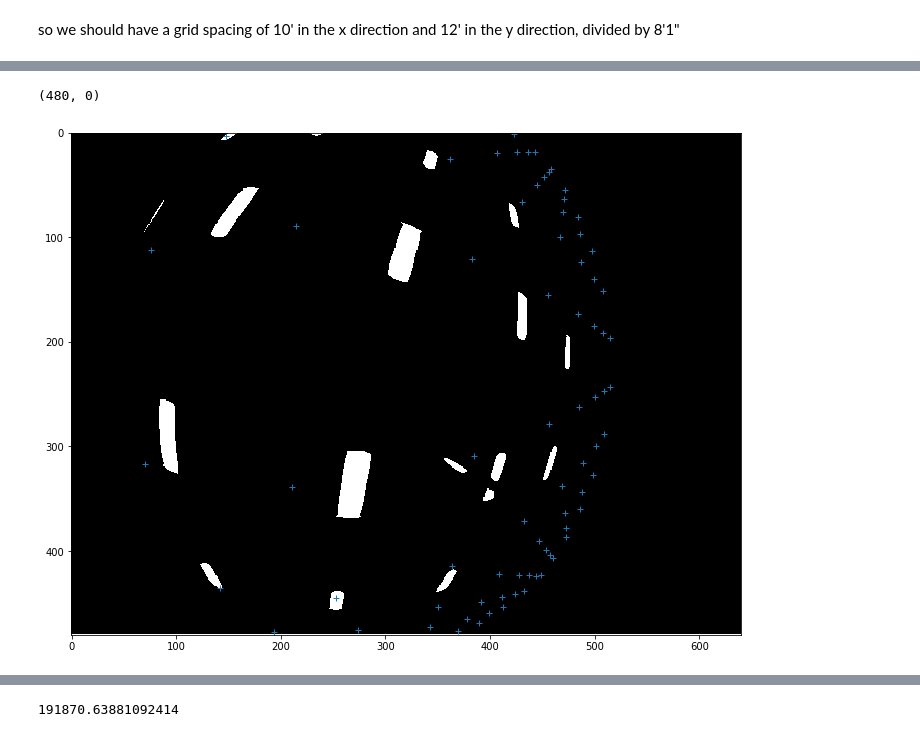
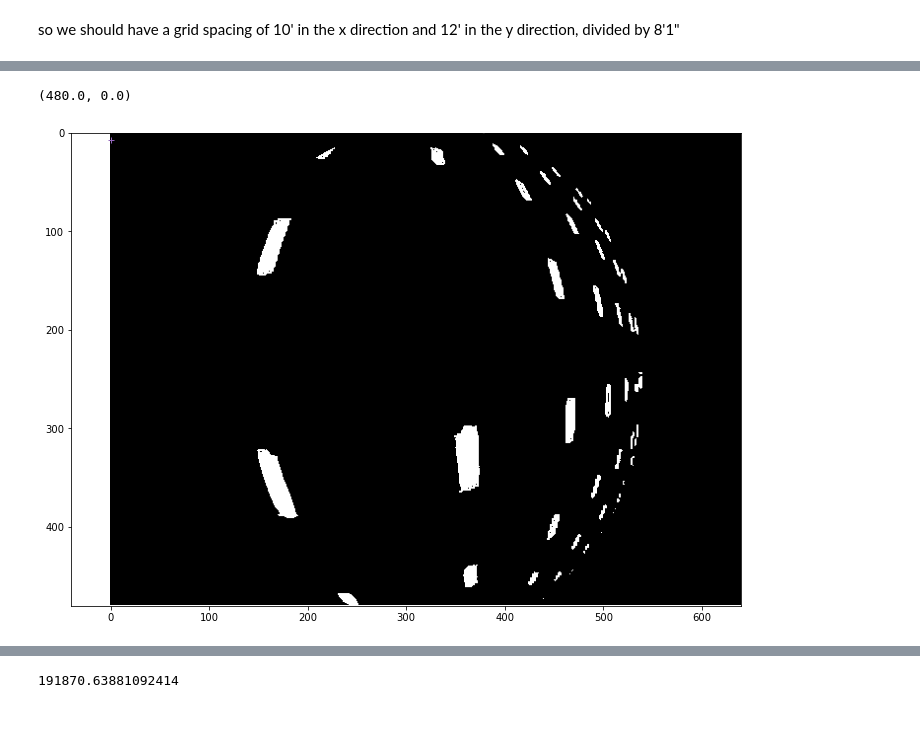
Before and after one commit to a1k0n/cycloid, a Jupyter notebook: tools/bundleadj/lights.ipynb, the cells around one changed output, grey strips where cells are left out. Saved outputs shown, nothing was run; the diff lists cells and outputs as text; code cells hidden in the pictures.

```diff
--- a/tools/bundleadj/lights.ipynb
+++ b/tools/bundleadj/lights.ipynb
@@ -44,6 +50,8 @@ plt.plot(pts[0].T, pts[1].T, '.')
 # %%
-f = open("../../logs/cl20190707/cycloid-20190707-162335.rec", "rb")
-ok, frame = recordreader.read_frame(f)
+f = open("/opt/data/cycloid/cl20200307/cycloid-20200306-232852.rec", "rb")
+_, hdr = recordreader.read_header(f)
+for i in range(1):
+    ok, frame = recordreader.read_frame(f)
 gray = frame['yuv420'][:480]
 f.close()
 
@@ -65,12 +74,12 @@ plt.figure(figsize=(12,10))
 #xy = remap(0.7, -2, 1.2, 4, gray > 220)
 #xy = remap(0.8, 1.8, 1.19, 4, gray > 220)
 #xy = remap(0, 0, 2.7284349649214974, 4, gray > 220)
-xy = remap(0, 0, 0, 2.4, gray > 220)
+xy = remap(0, 0, -.1, 2.4, gray > 220)
 
 plt.plot(*xy.T, '.')
-for i in range(-20, 20):
+for i in range(-5, 20):
     plt.axvline(i)
-for j in range(-20, 20):
+for j in range(-15, 15):
     plt.axhline(j)
 plt.axis('equal')
 # %% [output]
@@ -135,7 +147,7 @@ plt.scatter(*np.dot(R, F.T), N)
 # %%
 lmframe = []
 
-f = open("../../logs/cl20190707/cycloid-20190707-162426.rec", "rb")
+f = open("/opt/data/cycloid/cl20200307/cycloid-20200306-194141.rec", "rb")
 for frame in recordreader.RecordIterator(f):
     gray = frame['yuv420'][:480]
     F, N, C = features(gray, 239, 5)
@@ -328,5 +340,5 @@ showresult(res['x'])
 # %%
-f = open("/opt/data/cycloid/cl20190420/cycloid-20190420-173131.rec", "rb")
+f = open("/opt/data/cycloid/cl20200307/cycloid-20200306-232852.rec", "rb")
 i = 0
 acts = []
 for frame in recordreader.RecordIterator(f):
@@ -497,17 +518,31 @@ plt.xlim(-xspc/2, xspc)
 # %%
 def mkgrid(xspc, yspc, N, u, v, theta):
     mg = (np.mgrid[:N, :N].reshape(2, -1).T - [(N-1)/2, (N-1)/2]) * [xspc, yspc] - [u, v]
     mg = np.dot(Rmat(theta), mg.T)
     mg = np.vstack([mg, np.ones((1, mg.shape[1]))])
     mg = np.dot(cv2.Rodrigues(np.array([0, (-22.)*np.pi/180., 0]))[0], mg)
-    mg = mg[:, mg[2] > 0]
+    #mg = mg[:, mg[2] > 0]
+    mask = mg[2] > 0
     mg /= mg[2]
-    return cv2.fisheye.distortPoints(mg.T[None, :, :2].astype(np.float32), K, dist)
+    return cv2.fisheye.distortPoints(mg.T[None, :, :2].astype(np.float32), K, dist), mask
+
+def mkgrid2(xspc, yspc, N, u, v, theta):
+    mg = (np.mgrid[:N, :N].reshape(2, -1).T - [(N-1)/2, (N-1)/2]) * [xspc, yspc] - [u, v]
+    mg = np.dot(Rmat(theta), mg.T)
+    mg = np.vstack([mg, np.ones((1, mg.shape[1]))])
+    #mg = np.dot(cv2.Rodrigues(np.array([0, (-22.)*np.pi/180., 0]))[0], mg)
+    #mg = mg[:, mg[2] > 0]
+    #mask = mg[2] > 0
+    #mg /= mg[2]
+    #return cv2.fisheye.distortPoints(mg.T[None, :, :2].astype(np.float32), K, dist), mask
+    return mg
 
 plt.figure(figsize=(12, 10))
 plt.imshow(gray*ceilmask > 240, cmap='gray')
-plt.plot(*mkgrid(xspc, yspc, 13, 0.25564975,  -0.67761807, 0.00103883)[0].T, '+')
+#plt.imshow(bgr[:, :, ::-1])
+plt.plot(*mkgrid2(xspc, yspc, 13, 0,  0, 0)[0].T, '+')
+#plt.plot(*mkgrid(xspc, yspc, 13, -0.47177957,  -0.65886156, 0.07611015)[0].T, '+')
 plt.ylim(480, 0)
 # %% [output]
-(480, 0)
+(480.0, 0.0)
-[figure, old version]
+[figure, new version]
```
Also changed, not shown: parts of 46 cells of this notebook, 5 other files.
